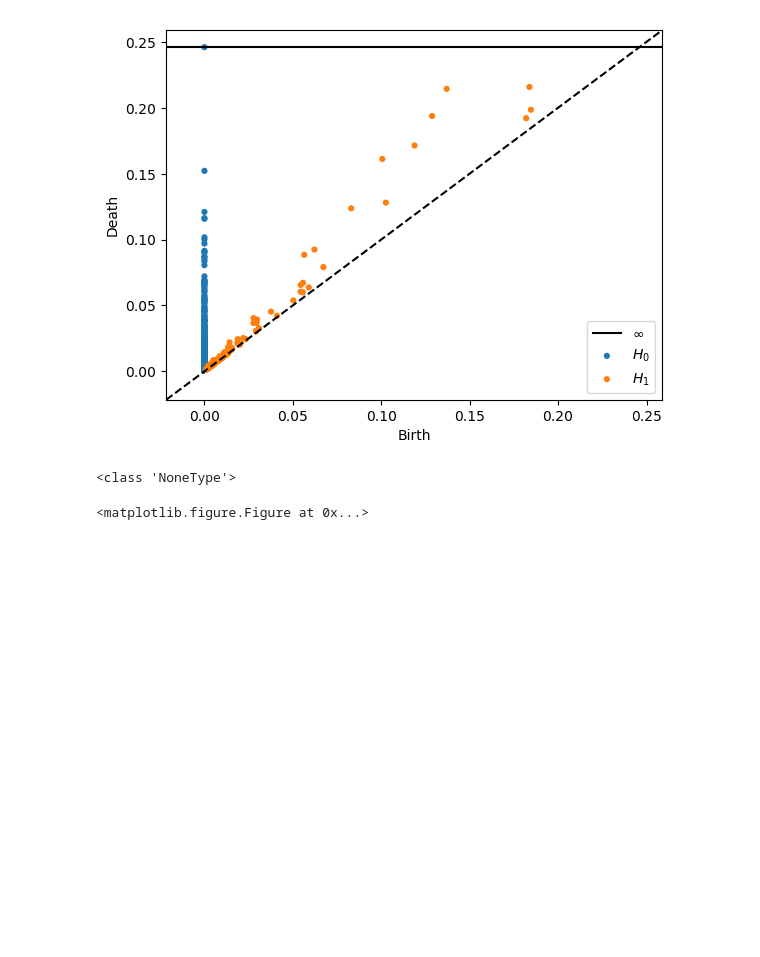
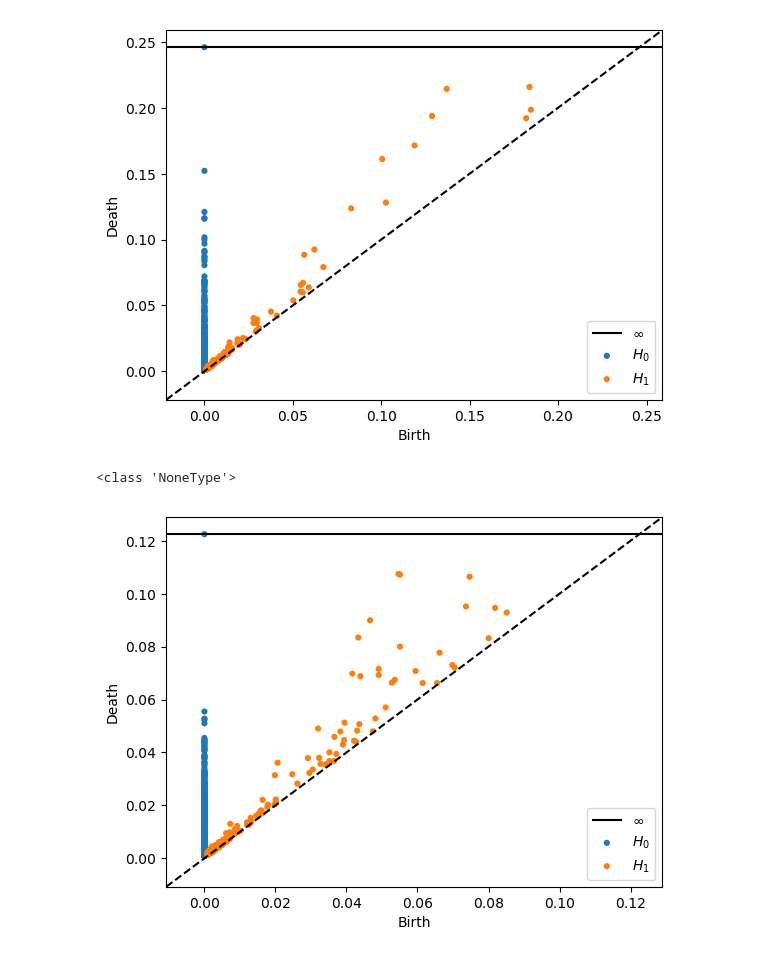
Before and after one commit to dc17540/TDA-MSRI-2018, a Jupyter notebook: Persistient_homology_base.ipynb, the cells around one changed output. Cells and saved outputs as stored; diff of their text form; code cells hidden in the pictures; blank space fills up the shorter version.

Commit message:
Updated base script for Persistent_homology

```diff
--- a/Persistient_homology_base.ipynb
+++ b/Persistient_homology_base.ipynb
@@ -11,19 +11,54 @@ import shutil
 import cython
 from ripser import ripser, plot_dgms
 import wfdb
-# %%
-def makePersistDiagram(theDimension,numOfSec,ID,Path):
-    #specify your path to file
-    theSamp = wfdb.rdsamp(Path  + ID)
-    theData = theSamp[0]
-    theData = theData[0:numOfSec]
-    if(numOfSec % theDimension == 0):
-        theFinData = theData.reshape(numOfSec//theDimension,theDimension)
-        diagrams = ripser(theFinData)['dgms']
-        plot_dgms(diagrams, show=True,save ="test.jpg")
-
-print(type(makePersistDiagram(2,3200,"A07872",'/home/dr-dunstan/Downloads/training2017/')))
-# %% [output]
-[figure, removed]
-<class 'NoneType'>
-<matplotlib.figure.Figure at 0x...>
+# %%
+def makePersistDiagram(theDimension,numOfSec,ID,Path):
+    #specify your path to file
+    theSamp = wfdb.rdsamp(Path  + ID)
+    theData = theSamp[0]
+    theData = theData[0:numOfSec]
+    if(numOfSec % theDimension == 0):
+        theFinData = theData.reshape(numOfSec//theDimension,theDimension)
+        diagrams = ripser(theFinData)['dgms']
+        plot_dgms(diagrams, show=True,save ="ID"+".jpg")
+
+print(type(makePersistDiagram(2,3200,"A07872",'/home/dr-dunstan/Downloads/training2017/')))
+
+def makeDiaFromCSV(dataType):
+    lineSkip = 0
+    theCSV = open("200_set_of_Norm_AF_Rand.csv")
+    if(dataType == "Normal"):
+        for line in theCSV:
+            line = line.strip()
+            a,b,c,d = line.split(",")
+            if(lineSkip != 0):
+                theSamp = wfdb.rdsamp("/home/dr-dunstan/Downloads/training2017/" + b)
+                theData = len(theSamp[0])
+                makePersistDiagram(2,theData,b,'/home/dr-dunstan/Downloads/training2017/')
+            lineSkip += 1
+    elif(dataType == "AF"):
+        for line in theCSV:
+            line = line.strip()
+            a,b,c,d = line.split(",")
+            if(lineSkip != 0):
+                theSamp = wfdb.rdsamp("/home/dr-dunstan/Downloads/training2017/" + c)
+                theData = len(theSamp[0])
+                makePersistDiagram(2,theData,c,'/home/dr-dunstan/Downloads/training2017/')
+            lineSkip += 1
+    elif(dataType == "Random"):
+        for line in theCSV:
+            line = line.strip()
+            a,b,c,d = line.split(",")
+            if(lineSkip != 0):
+                theSamp = wfdb.rdsamp("/home/dr-dunstan/Downloads/training2017/"+ d)
+                theData = len(theSamp[0])
+                makePersistDiagram(2,theData,d,'/home/dr-dunstan/Downloads/training2017/')
+            lineSkip += 1
+    else:
+        print("Datatype dosent exsit")
+
+makeDiaFromCSV("Normal")
+# %% [output]
+[figure, added]
+<class 'NoneType'>
+[figure, added]
```
